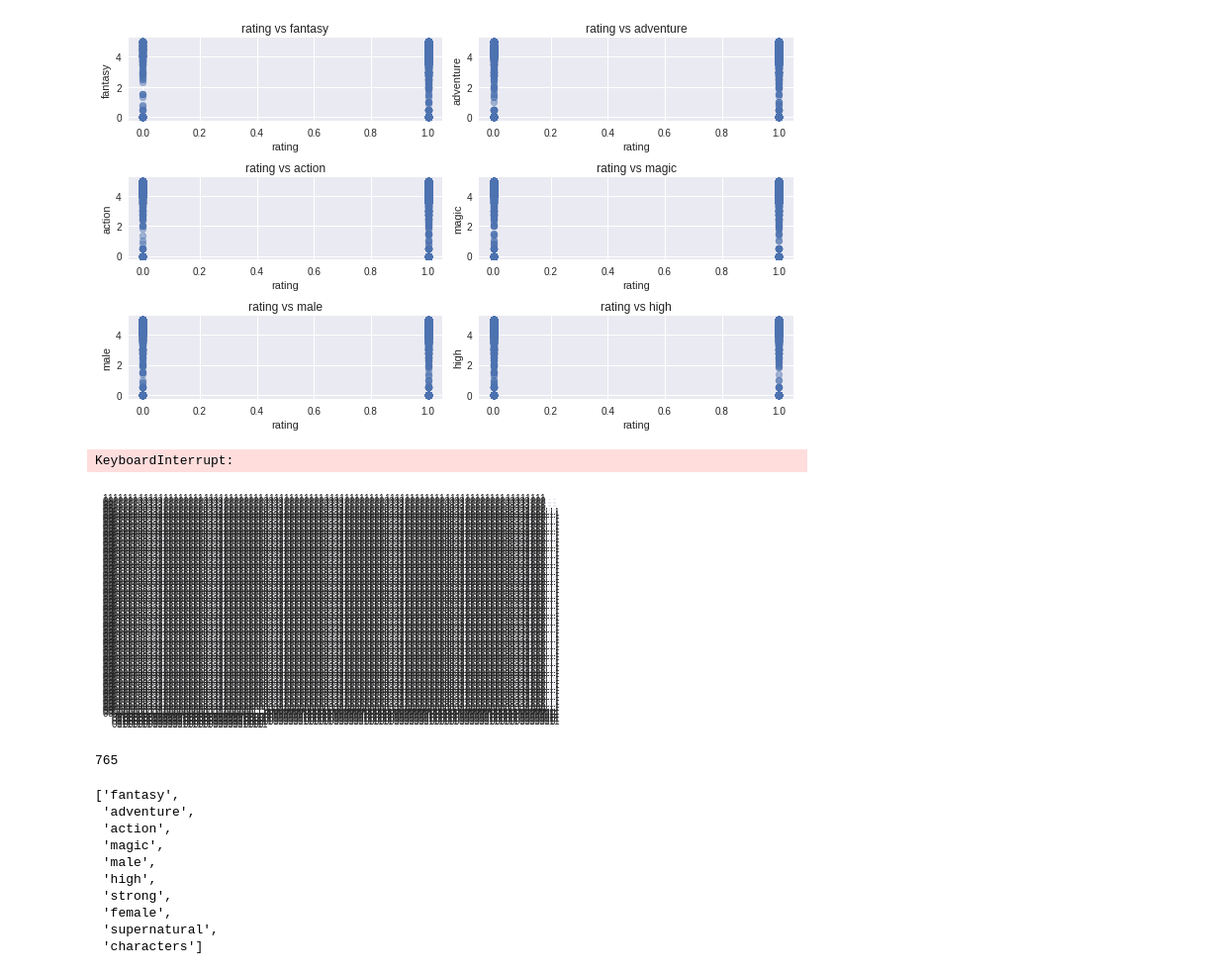
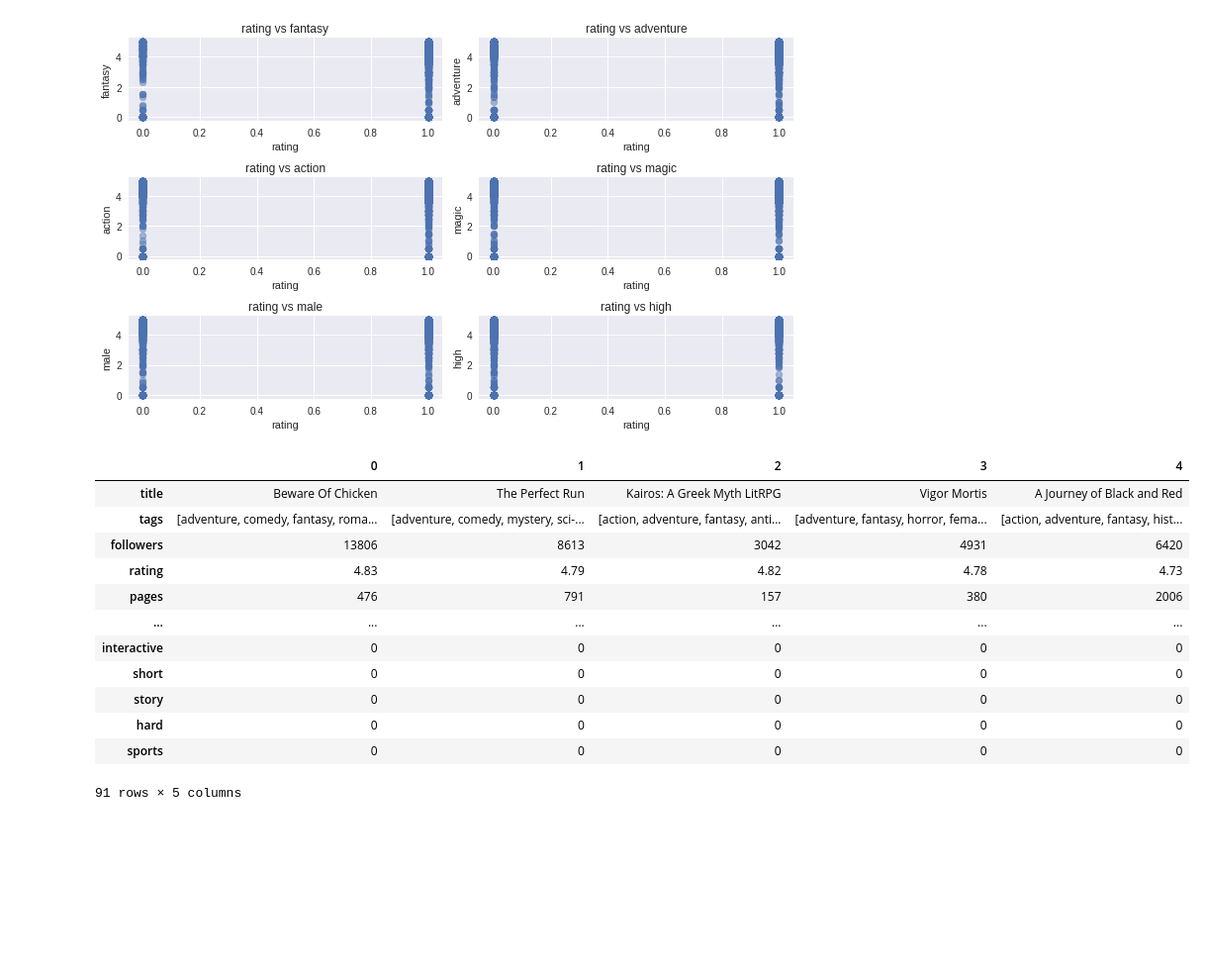
Before and after one commit to tibrado/royalroad, a Jupyter notebook: src/titles.ipynb, the cells around one changed output. Shown: that part at 99% size. Cells and saved outputs as stored; diff of their text form; code cells hidden in the pictures; blank space fills up the shorter version.

```diff
--- a/src/titles.ipynb
+++ b/src/titles.ipynb
@@ -316,25 +316,19 @@ for i, ax in enumerate(axs.flatten()):
 plt.tight_layout()
 # %% [output]
 [figure]
-# %%
-pd.plotting.scatter_matrix(df)
-# %% [output]
-KeyboardInterrupt:
-[figure, removed]
-# %%
-sum(df[tags[0]])
-# %% [output]
-765
-# %%
-list(df[tags].sum().nlargest(6).keys())
-# %% [output]
-['fantasy',
- 'adventure',
- 'action',
- 'magic',
- 'male',
- 'high',
- 'strong',
- 'female',
- 'supernatural',
- 'characters']
+# %%
+df.head().T
+# %% [output]
+|  | 0 | 1 | 2 | 3 | 4 |
+| title | Beware Of Chicken | The Perfect Run | Kairos: A Greek Myth LitRPG | Vigor Mortis | A Journey of Black and Red |
+| tags | [adventure, comedy, fantasy, roma... | [adventure, comedy, mystery, sci-... | [action, adventure, fantasy, anti... | [adventure, fantasy, horror, fema... | [action, adventure, fantasy, hist... |
+| followers | 13806 | 8613 | 3042 | 4931 | 6420 |
+| rating | 4.83 | 4.79 | 4.82 | 4.78 | 4.73 |
+| pages | 476 | 791 | 157 | 380 | 2006 |
+| ... | ... | ... | ... | ... | ... |
+| interactive | 0 | 0 | 0 | 0 | 0 |
+| short | 0 | 0 | 0 | 0 | 0 |
+| story | 0 | 0 | 0 | 0 | 0 |
+| hard | 0 | 0 | 0 | 0 | 0 |
+| sports | 0 | 0 | 0 | 0 | 0 |
+91 rows × 5 columns
```
Also changed, not shown: parts of 1 cell of this notebook, 1 other file.
